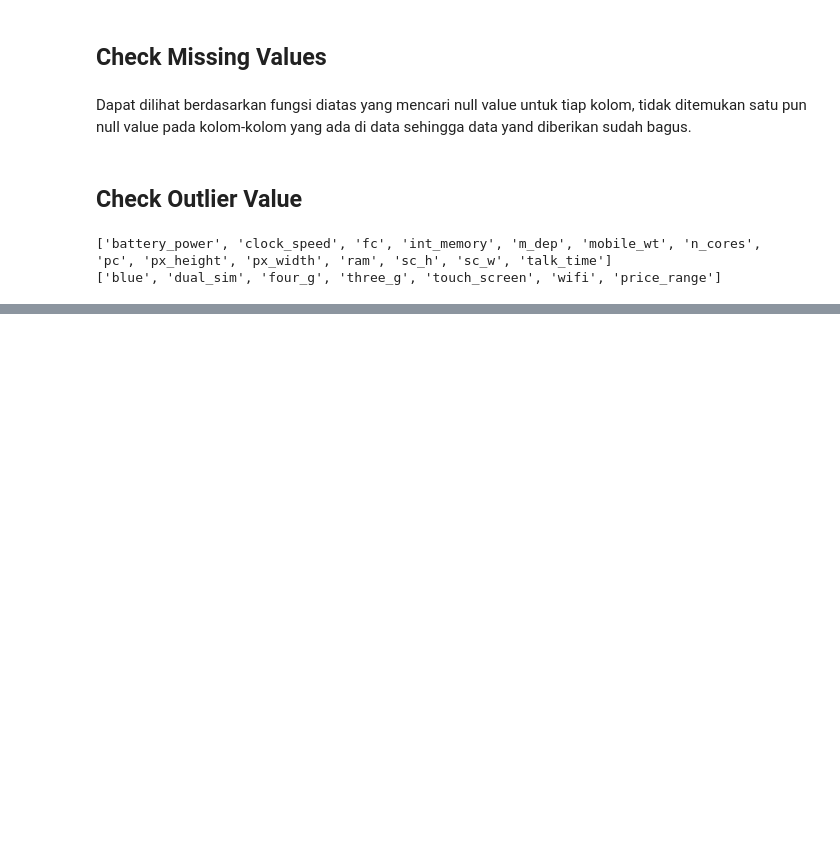
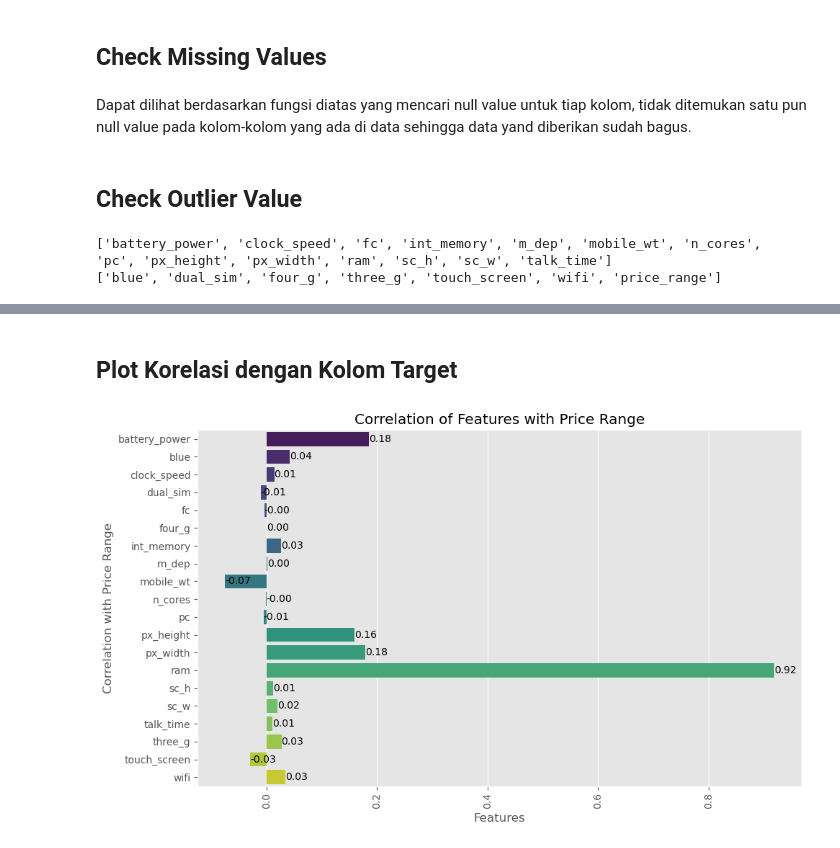
Before and after one commit to MarcelRyan/Tucil2_AI, a Jupyter notebook: Data_Analysis.ipynb, the cells around one changed output, grey strips where cells are left out. Saved outputs shown, nothing was run; the diff lists cells and outputs as text; code cells hidden in the pictures; blank space fills up the shorter version.

```diff
--- a/Data_Analysis.ipynb
+++ b/Data_Analysis.ipynb
@@ -139,0 +195,23 @@ min outlier value: nan
+# %% [markdown]
+## Plot Korelasi dengan Kolom Target
+# %%
+# Calculate the correlation matrix
+correlation_matrix = df.corr()
+
+# Extract the correlations with the target variable 'price_range'
+correlation_with_target = correlation_matrix['price_range'].drop('price_range')
+
+# Plot the correlations using a bar plot
+plt.figure(figsize=(10, 6))
+sns.barplot(x=correlation_with_target.values, y=correlation_with_target.index, palette='viridis')
+plt.xticks(rotation=90)
+plt.xlabel('Features')
+plt.ylabel('Correlation with Price Range')
+plt.title('Correlation of Features with Price Range')
+plt.tight_layout()
+
+for i, value in enumerate(correlation_with_target):
+    plt.text(value, i, f'{value:.2f}', va='center')
+plt.show()
+# %% [output]
+[figure, added]
```
Also changed, not shown: parts of 5 cells of this notebook.
